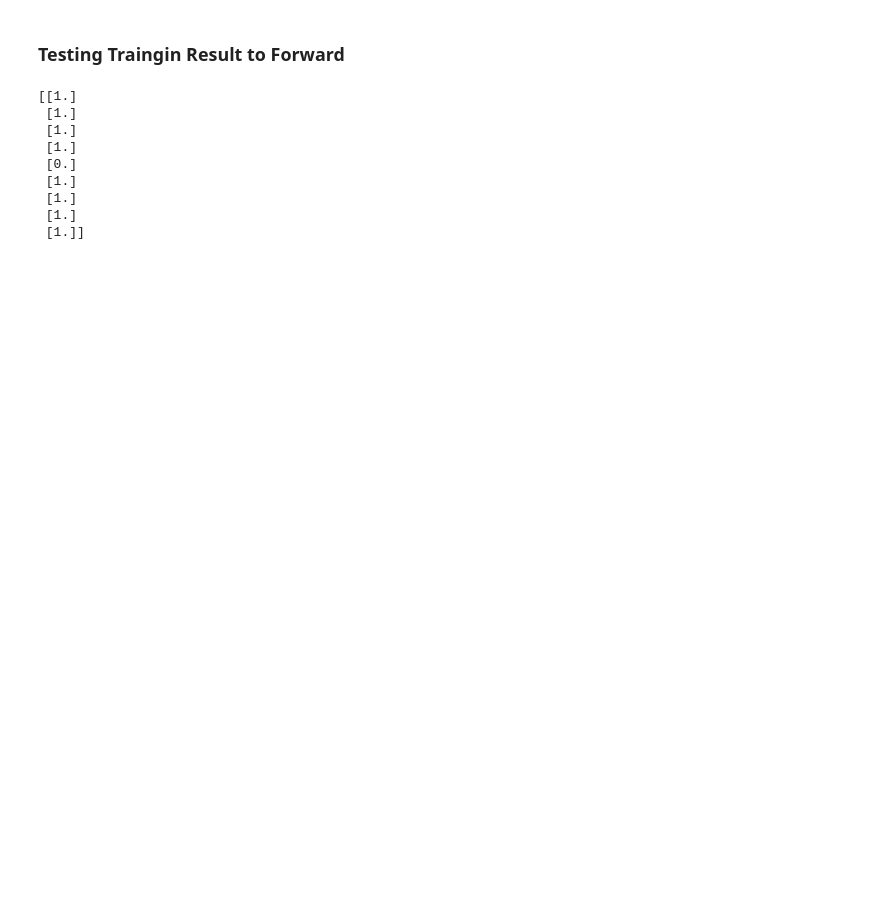
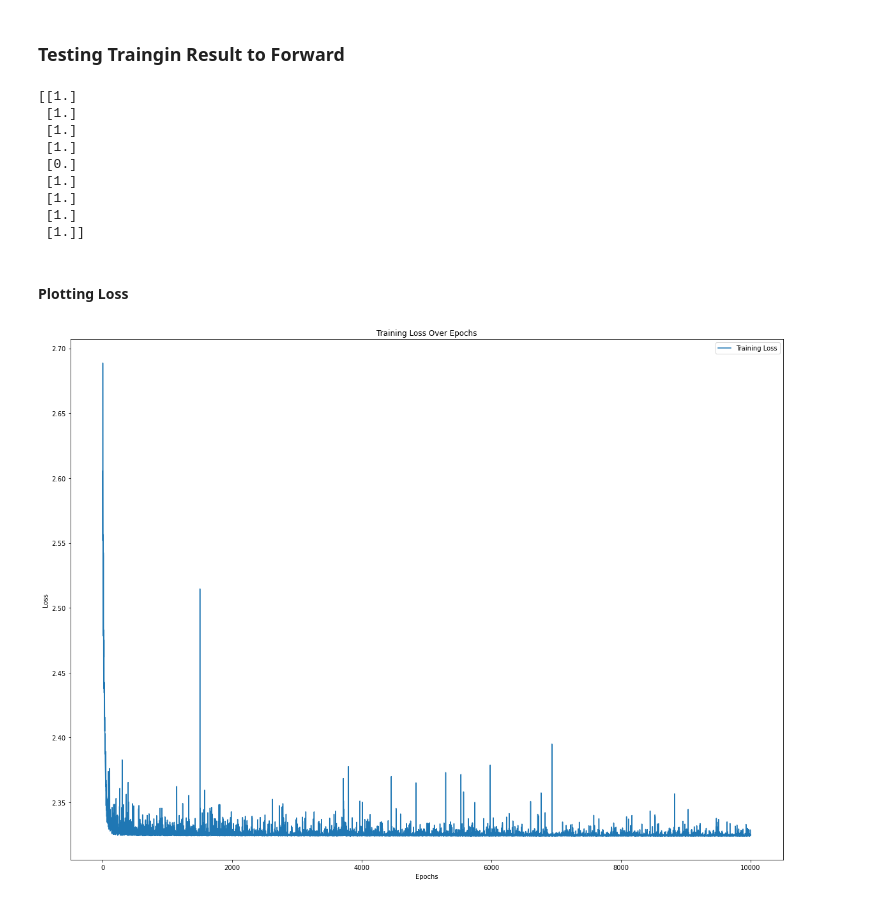
Before and after one commit to Arycast/vae_casp-er, a Jupyter notebook: python/vae_wafer.ipynb, the cells around one changed output. Saved outputs shown, nothing was run; the diff lists cells and outputs as text; code cells hidden in the pictures; blank space fills up the shorter version.

Commit message:
Add history loss graph

```diff
--- a/python/vae_wafer.ipynb
+++ b/python/vae_wafer.ipynb
@@ -378,3 +382,16 @@ print(np.round(in_layer[len_layers-1]))
  [1.]
  [1.]
  [1.]]
+# %% [markdown]
+#### Plotting Loss
+# %%
+# Plotting the loss
+plt.figure(figsize=(20, 9))
+plt.plot(range(epoch), history_loss, label='Training Loss')
+plt.xlabel('Epochs')
+plt.ylabel('Loss')
+plt.title('Training Loss Over Epochs')
+plt.legend()
+plt.show()
+# %% [output]
+[figure, added]
```
Also changed, not shown: parts of 1 cell of this notebook.
